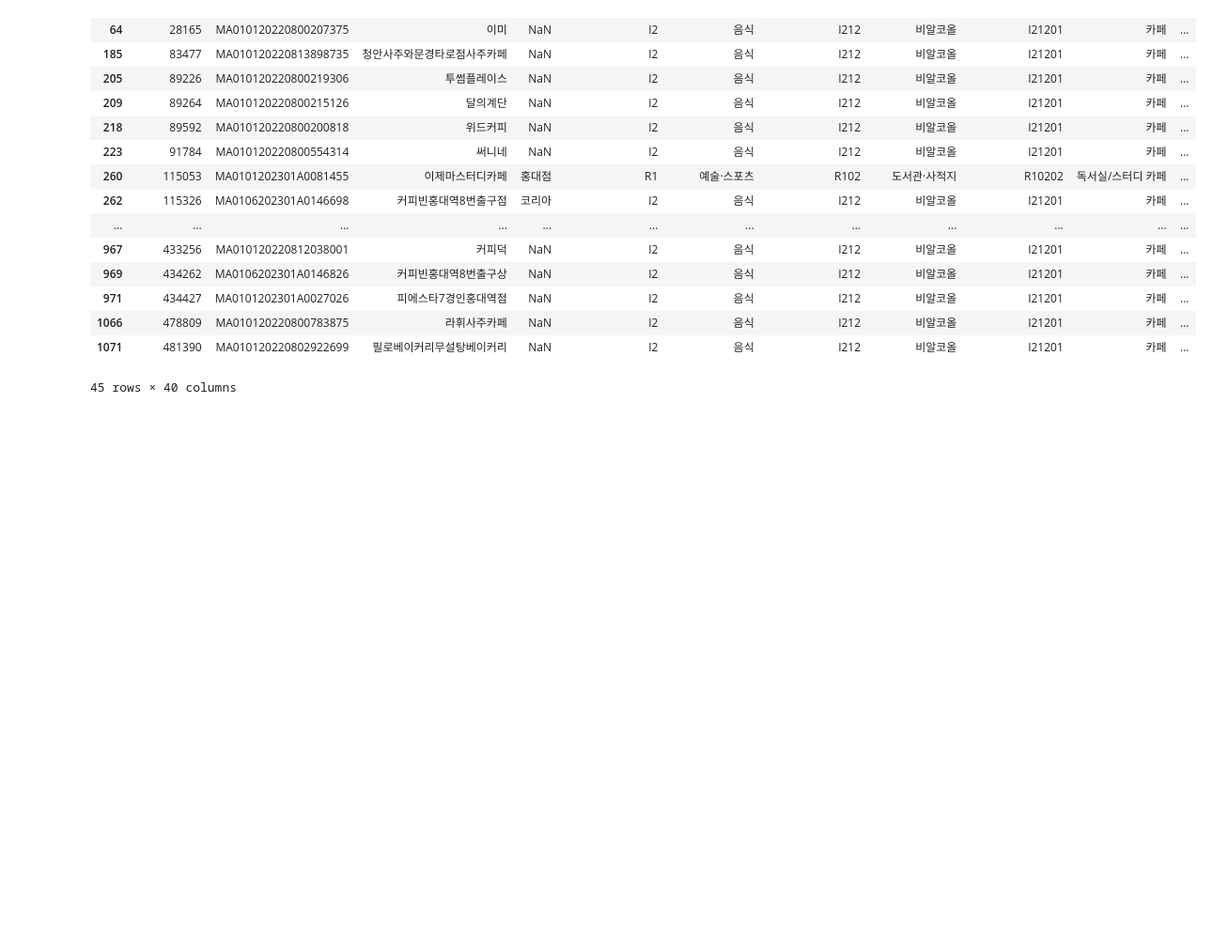
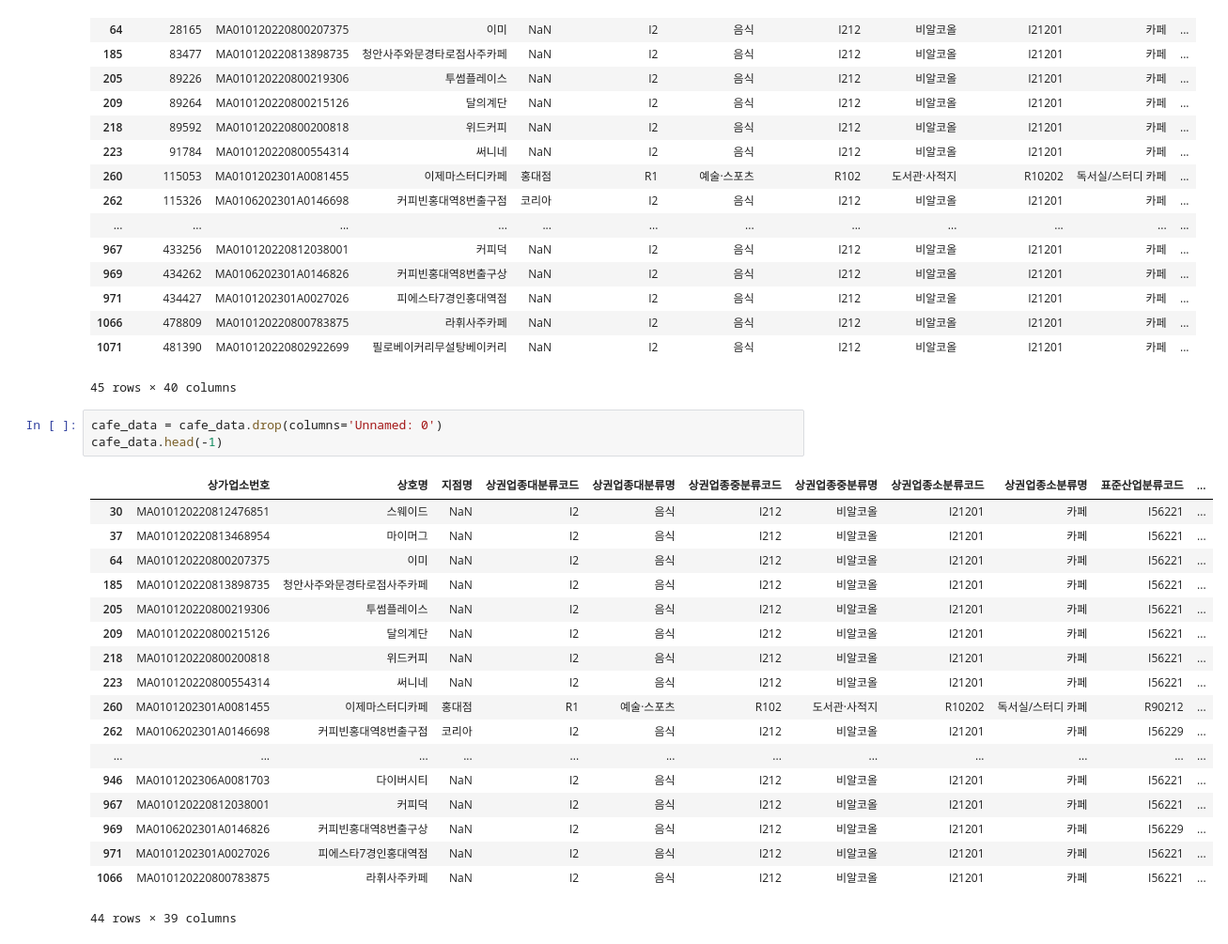
Before and after one commit to nickMingi/SeoulCafeLocationTop5, a Jupyter notebook: 홍대입구역 카페.ipynb, the cells around one changed output. Shown: that part at 94% size. Cells and saved outputs as stored; diff of their text form; blank space fills up the shorter version.

```diff
--- a/홍대입구역 카페.ipynb
+++ b/홍대입구역 카페.ipynb
@@ -196,3 +196,25 @@ cafe_data.head(50)
 | 1066 | 478809 | MA010120220800783875 | 라휘사주카페 | NaN | I2 | 음식 | I212 | 비알코올 | I21201 | 카페 | ... |
 | 1071 | 481390 | MA010120220802922699 | 필로베이커리무설탕베이커리 | NaN | I2 | 음식 | I212 | 비알코올 | I21201 | 카페 | ... |
 45 rows × 40 columns
+# %%
+cafe_data = cafe_data.drop(columns='Unnamed: 0')
+cafe_data.head(-1)
+# %% [output]
+|  | 상가업소번호 | 상호명 | 지점명 | 상권업종대분류코드 | 상권업종대분류명 | 상권업종중분류코드 | 상권업종중분류명 | 상권업종소분류코드 | 상권업종소분류명 | 표준산업분류코드 | ... |
+| 30 | MA010120220812476851 | 스웨이드 | NaN | I2 | 음식 | I212 | 비알코올 | I21201 | 카페 | I56221 | ... |
+| 37 | MA010120220813468954 | 마이머그 | NaN | I2 | 음식 | I212 | 비알코올 | I21201 | 카페 | I56221 | ... |
+| 64 | MA010120220800207375 | 이미 | NaN | I2 | 음식 | I212 | 비알코올 | I21201 | 카페 | I56221 | ... |
+| 185 | MA010120220813898735 | 청안사주와문경타로점사주카페 | NaN | I2 | 음식 | I212 | 비알코올 | I21201 | 카페 | I56221 | ... |
+| 205 | MA010120220800219306 | 투썸플레이스 | NaN | I2 | 음식 | I212 | 비알코올 | I21201 | 카페 | I56221 | ... |
+| 209 | MA010120220800215126 | 달의계단 | NaN | I2 | 음식 | I212 | 비알코올 | I21201 | 카페 | I56221 | ... |
+| 218 | MA010120220800200818 | 위드커피 | NaN | I2 | 음식 | I212 | 비알코올 | I21201 | 카페 | I56221 | ... |
+| 223 | MA010120220800554314 | 써니네 | NaN | I2 | 음식 | I212 | 비알코올 | I21201 | 카페 | I56221 | ... |
+| 260 | MA0101202301A0081455 | 이제마스터디카페 | 홍대점 | R1 | 예술·스포츠 | R102 | 도서관·사적지 | R10202 | 독서실/스터디 카페 | R90212 | ... |
+| 262 | MA0106202301A0146698 | 커피빈홍대역8번출구점 | 코리아 | I2 | 음식 | I212 | 비알코올 | I21201 | 카페 | I56229 | ... |
+| ... | ... | ... | ... | ... | ... | ... | ... | ... | ... | ... | ... |
+| 946 | MA0101202306A0081703 | 다이버시티 | NaN | I2 | 음식 | I212 | 비알코올 | I21201 | 카페 | I56221 | ... |
+| 967 | MA010120220812038001 | 커피덕 | NaN | I2 | 음식 | I212 | 비알코올 | I21201 | 카페 | I56221 | ... |
+| 969 | MA0106202301A0146826 | 커피빈홍대역8번출구상 | NaN | I2 | 음식 | I212 | 비알코올 | I21201 | 카페 | I56229 | ... |
+| 971 | MA0101202301A0027026 | 피에스타7경인홍대역점 | NaN | I2 | 음식 | I212 | 비알코올 | I21201 | 카페 | I56221 | ... |
+| 1066 | MA010120220800783875 | 라휘사주카페 | NaN | I2 | 음식 | I212 | 비알코올 | I21201 | 카페 | I56221 | ... |
+44 rows × 39 columns
```
Also changed, not shown: parts of 4 cells of this notebook.
